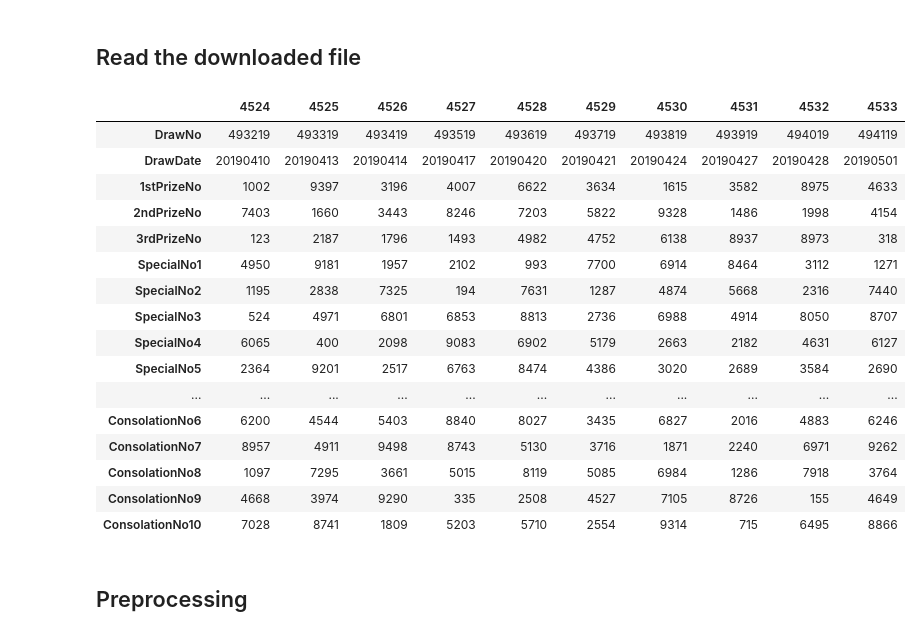
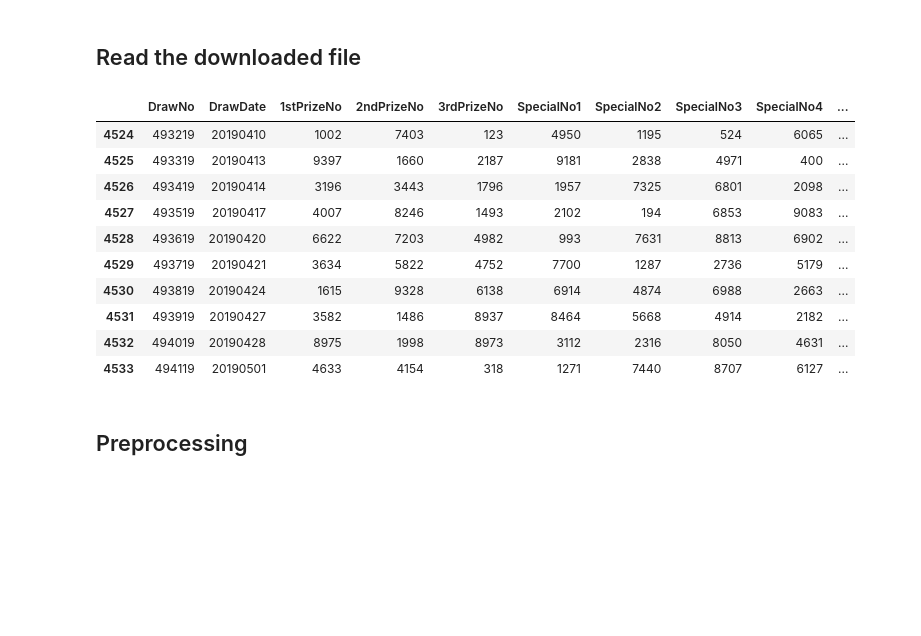
Before and after one commit to mengwangk/dl-projects, a Jupyter notebook: fortunenet.ipynb, the cells around one changed output. Drawn from its saved outputs; the diff is of its cells as text; code cells hidden in the pictures; blank space fills up the shorter version.

```diff
--- a/fortunenet.ipynb
+++ b/fortunenet.ipynb
@@ -111,25 +111,19 @@ downloaded_file = _4D_ZIP
 df = pd.read_csv(downloaded_file, header=0, sep=',', quotechar='"')
 # %%
 # Tail the last 10 rows
-df.tail(10).T
+df.tail(10)
 # %% [output]
-|  | 4524 | 4525 | 4526 | 4527 | 4528 | 4529 | 4530 | 4531 | 4532 | 4533 |
-| DrawNo | 493219 | 493319 | 493419 | 493519 | 493619 | 493719 | 493819 | 493919 | 494019 | 494119 |
-| DrawDate | 20190410 | 20190413 | 20190414 | 20190417 | 20190420 | 20190421 | 20190424 | 20190427 | 20190428 | 20190501 |
-| 1stPrizeNo | 1002 | 9397 | 3196 | 4007 | 6622 | 3634 | 1615 | 3582 | 8975 | 4633 |
-| 2ndPrizeNo | 7403 | 1660 | 3443 | 8246 | 7203 | 5822 | 9328 | 1486 | 1998 | 4154 |
-| 3rdPrizeNo | 123 | 2187 | 1796 | 1493 | 4982 | 4752 | 6138 | 8937 | 8973 | 318 |
-| SpecialNo1 | 4950 | 9181 | 1957 | 2102 | 993 | 7700 | 6914 | 8464 | 3112 | 1271 |
-| SpecialNo2 | 1195 | 2838 | 7325 | 194 | 7631 | 1287 | 4874 | 5668 | 2316 | 7440 |
-| SpecialNo3 | 524 | 4971 | 6801 | 6853 | 8813 | 2736 | 6988 | 4914 | 8050 | 8707 |
-| SpecialNo4 | 6065 | 400 | 2098 | 9083 | 6902 | 5179 | 2663 | 2182 | 4631 | 6127 |
-| SpecialNo5 | 2364 | 9201 | 2517 | 6763 | 8474 | 4386 | 3020 | 2689 | 3584 | 2690 |
-| ... | ... | ... | ... | ... | ... | ... | ... | ... | ... | ... |
-| ConsolationNo6 | 6200 | 4544 | 5403 | 8840 | 8027 | 3435 | 6827 | 2016 | 4883 | 6246 |
-| ConsolationNo7 | 8957 | 4911 | 9498 | 8743 | 5130 | 3716 | 1871 | 2240 | 6971 | 9262 |
-| ConsolationNo8 | 1097 | 7295 | 3661 | 5015 | 8119 | 5085 | 6984 | 1286 | 7918 | 3764 |
-| ConsolationNo9 | 4668 | 3974 | 9290 | 335 | 2508 | 4527 | 7105 | 8726 | 155 | 4649 |
-| ConsolationNo10 | 7028 | 8741 | 1809 | 5203 | 5710 | 2554 | 9314 | 715 | 6495 | 8866 |
+|  | DrawNo | DrawDate | 1stPrizeNo | 2ndPrizeNo | 3rdPrizeNo | SpecialNo1 | SpecialNo2 | SpecialNo3 | SpecialNo4 | ... |
+| 4524 | 493219 | 20190410 | 1002 | 7403 | 123 | 4950 | 1195 | 524 | 6065 | ... |
+| 4525 | 493319 | 20190413 | 9397 | 1660 | 2187 | 9181 | 2838 | 4971 | 400 | ... |
+| 4526 | 493419 | 20190414 | 3196 | 3443 | 1796 | 1957 | 7325 | 6801 | 2098 | ... |
+| 4527 | 493519 | 20190417 | 4007 | 8246 | 1493 | 2102 | 194 | 6853 | 9083 | ... |
+| 4528 | 493619 | 20190420 | 6622 | 7203 | 4982 | 993 | 7631 | 8813 | 6902 | ... |
+| 4529 | 493719 | 20190421 | 3634 | 5822 | 4752 | 7700 | 1287 | 2736 | 5179 | ... |
+| 4530 | 493819 | 20190424 | 1615 | 9328 | 6138 | 6914 | 4874 | 6988 | 2663 | ... |
+| 4531 | 493919 | 20190427 | 3582 | 1486 | 8937 | 8464 | 5668 | 4914 | 2182 | ... |
+| 4532 | 494019 | 20190428 | 8975 | 1998 | 8973 | 3112 | 2316 | 8050 | 4631 | ... |
+| 4533 | 494119 | 20190501 | 4633 | 4154 | 318 | 1271 | 7440 | 8707 | 6127 | ... |
 # %% [markdown]
 ## Preprocessing
 # %% [markdown]
```
Also changed, not shown: parts of 48 cells of this notebook.
